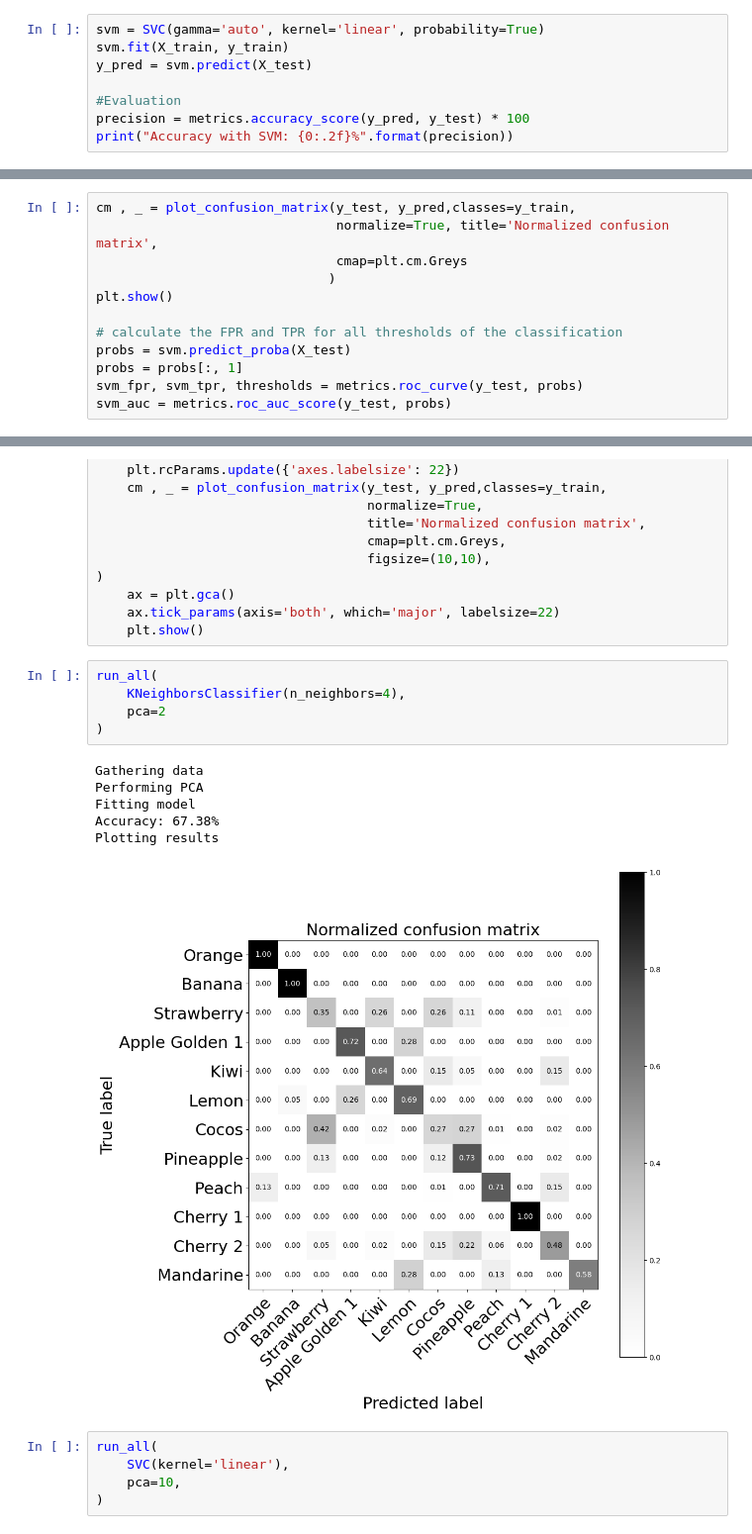
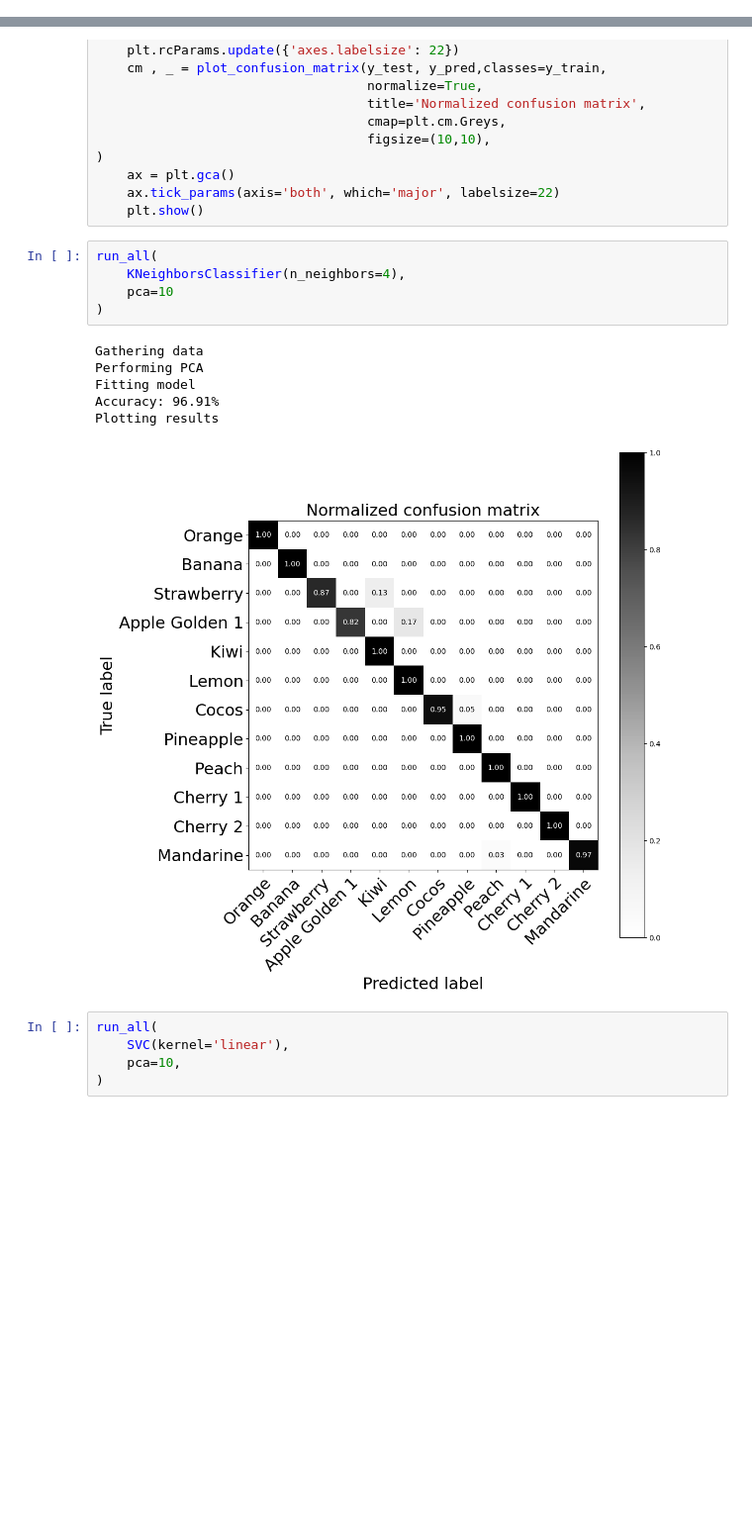
Before and after one commit to tornikeo/kaggle, a Jupyter notebook: big-data-assn-5.ipynb, the cells around one changed output, grey strips where cells are left out. Shown at 99% size. Saved outputs shown, nothing was run; the diff lists cells and outputs as text; blank space fills up the shorter version.

```diff
--- a/big-data-assn-5.ipynb
+++ b/big-data-assn-5.ipynb
@@ -297,8 +296,0 @@ showPCA(image, X2, X10, X50)
-# %%
-svm = SVC(gamma='auto', kernel='linear', probability=True)
-svm.fit(X_train, y_train)
-y_pred = svm.predict(X_test)
-
-#Evaluation
-precision = metrics.accuracy_score(y_pred, y_test) * 100
-print("Accuracy with SVM: {0:.2f}%".format(precision))
@@ -308,12 +296,0 @@ Accuracy with SVM: 97.59%
-# %%
-cm , _ = plot_confusion_matrix(y_test, y_pred,classes=y_train,
-                               normalize=True, title='Normalized confusion matrix',
-                               cmap=plt.cm.Greys
-                              )
-plt.show()
-
-# calculate the FPR and TPR for all thresholds of the classification
-probs = svm.predict_proba(X_test)
-probs = probs[:, 1]
-svm_fpr, svm_tpr, thresholds = metrics.roc_curve(y_test, probs)
-svm_auc = metrics.roc_auc_score(y_test, probs)
@@ -391,15 +366,15 @@ def run_all(model,
 # %%
 run_all(
     KNeighborsClassifier(n_neighbors=4),
-    pca=2
+    pca=10
 )
 # %% [output]
 Gathering data
 Performing PCA
 Fitting model
-Accuracy: 67.38%
+Accuracy: 96.91%
 Plotting results
-[figure, old version]
+[figure, new version]
 # %%
 run_all(
     SVC(kernel='linear'),
```
Also changed, not shown: parts of 7 cells of this notebook.
